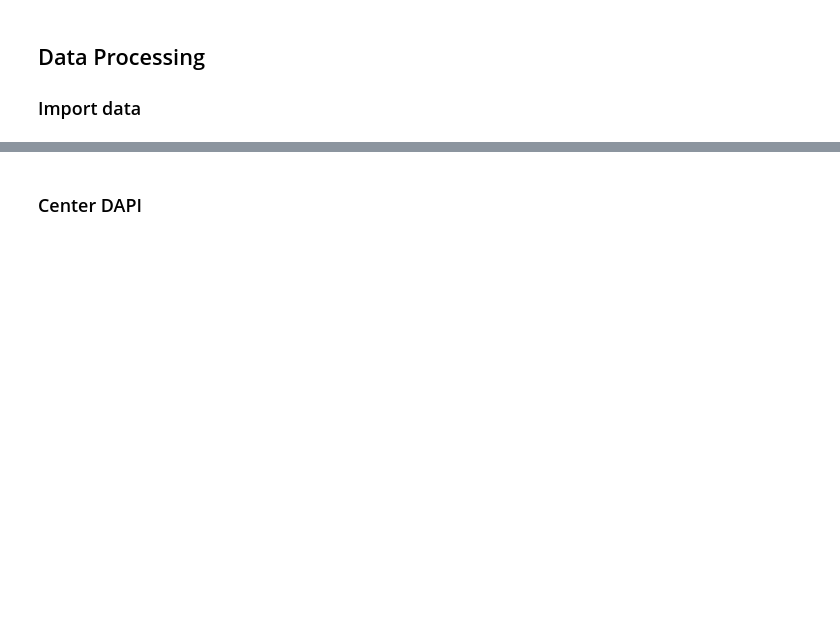
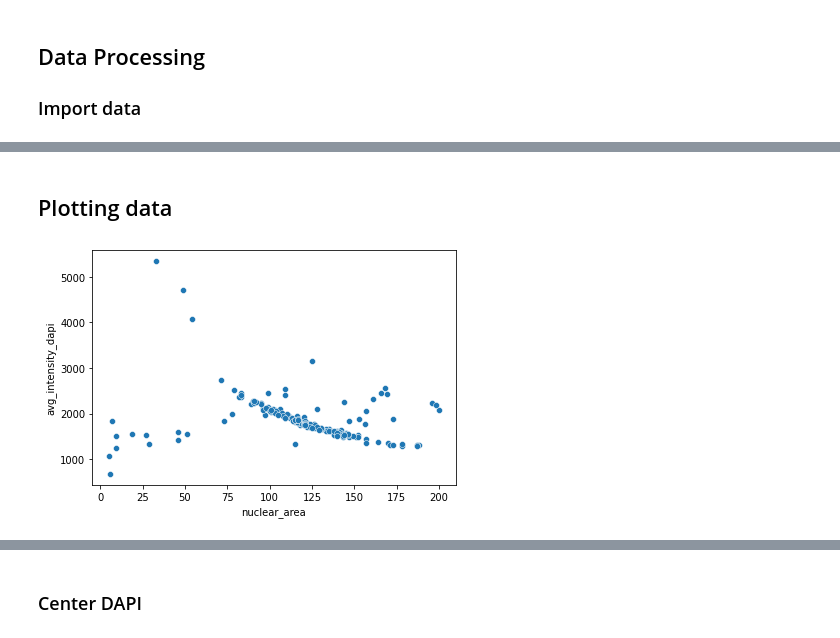
Before and after one commit to f-hamidlab/nuclearpy, a Jupyter notebook: docs/ng_analysis.ipynb, the cells around one changed output, grey strips where cells are left out. Drawn from its saved outputs; the diff is of its cells as text; code cells hidden in the pictures; blank space fills up the shorter version.

```diff
--- a/docs/ng_analysis.ipynb
+++ b/docs/ng_analysis.ipynb
@@ -35,0 +78,6 @@ nga.data['raw']
+# %% [markdown]
+## Plotting data
+# %%
+nga.plotData(x = "nuclear_area", y = "avg_intensity_dapi")
+# %% [output]
+[figure, added]
```
Also changed, not shown: parts of 37 cells of this notebook.
